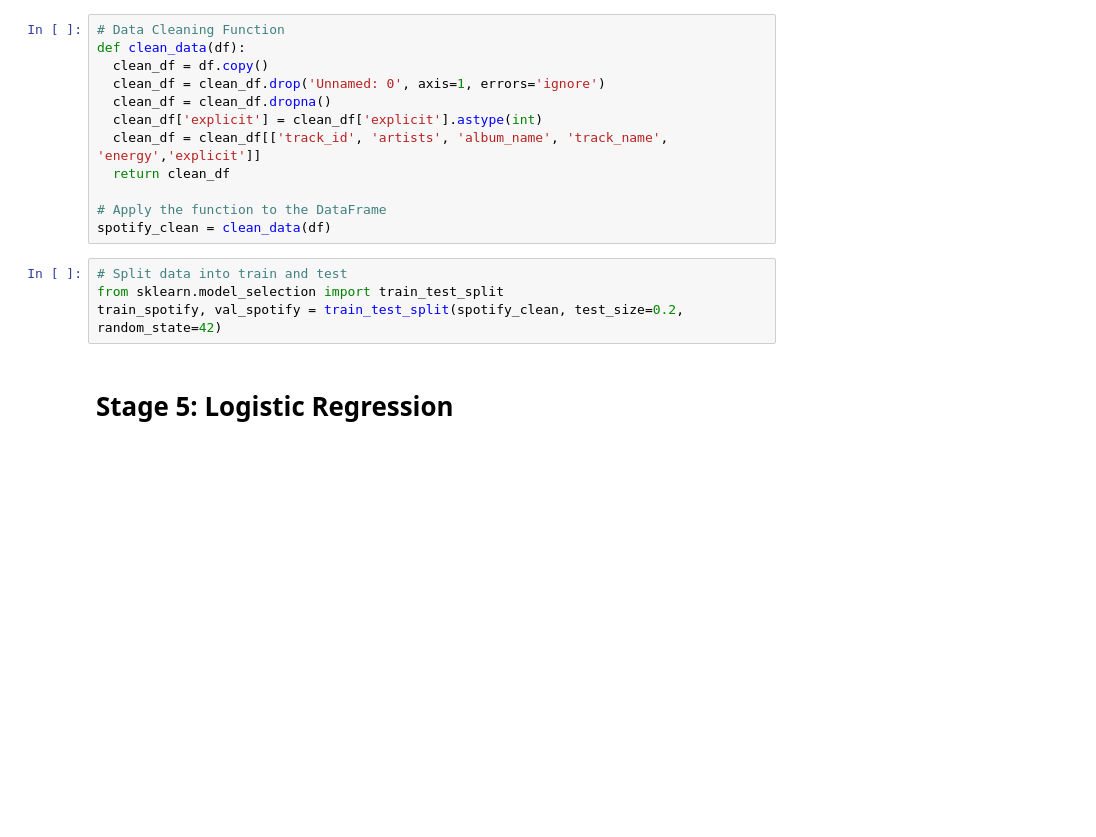
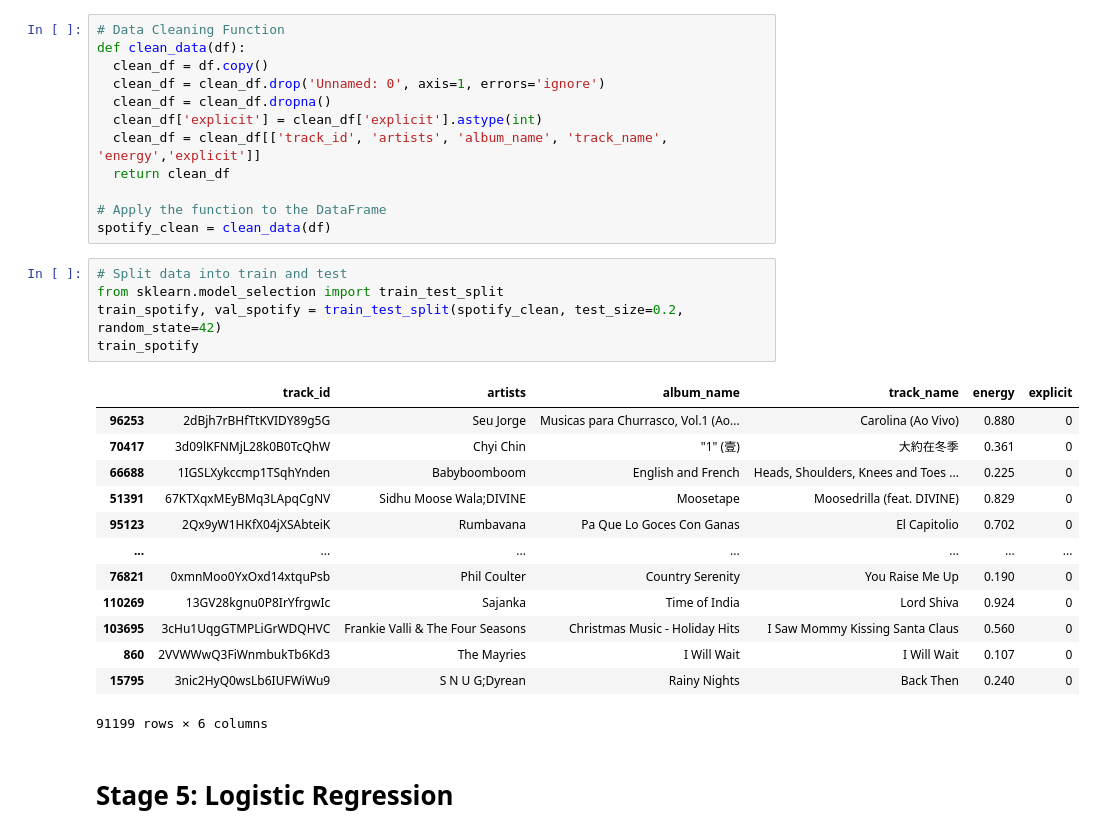
Before and after one commit to rghosh1353/spotify_genre_proj, a Jupyter notebook: Check_in_3_LogisticRegression.ipynb, the cells around one changed output. Cells and saved outputs as stored; diff of their text form; blank space fills up the shorter version.

```diff
--- a/Check_in_3_LogisticRegression.ipynb
+++ b/Check_in_3_LogisticRegression.ipynb
@@ -49,7 +54,22 @@ spotify_clean = clean_data(df)
 # %%
 # Split data into train and test
 from sklearn.model_selection import train_test_split
 train_spotify, val_spotify = train_test_split(spotify_clean, test_size=0.2, random_state=42)
+train_spotify
+# %% [output]
+|  | track_id | artists | album_name | track_name | energy | explicit |
+| 96253 | 2dBjh7rBHfTtKVIDY89g5G | Seu Jorge | Musicas para Churrasco, Vol.1 (Ao... | Carolina (Ao Vivo) | 0.880 | 0 |
+| 70417 | 3d09lKFNMjL28k0B0TcQhW | Chyi Chin | "1" (壹) | 大約在冬季 | 0.361 | 0 |
+| 66688 | 1IGSLXykccmp1TSqhYnden | Babyboomboom | English and French | Heads, Shoulders, Knees and Toes ... | 0.225 | 0 |
+| 51391 | 67KTXqxMEyBMq3LApqCgNV | Sidhu Moose Wala;DIVINE | Moosetape | Moosedrilla (feat. DIVINE) | 0.829 | 0 |
+| 95123 | 2Qx9yW1HKfX04jXSAbteiK | Rumbavana | Pa Que Lo Goces Con Ganas | El Capitolio | 0.702 | 0 |
+| ... | ... | ... | ... | ... | ... | ... |
+| 76821 | 0xmnMoo0YxOxd14xtquPsb | Phil Coulter | Country Serenity | You Raise Me Up | 0.190 | 0 |
+| 110269 | 13GV28kgnu0P8IrYfrgwIc | Sajanka | Time of India | Lord Shiva | 0.924 | 0 |
+| 103695 | 3cHu1UqgGTMPLiGrWDQHVC | Frankie Valli & The Four Seasons | Christmas Music - Holiday Hits | I Saw Mommy Kissing Santa Claus | 0.560 | 0 |
+| 860 | 2VVWWwQ3FiWnmbukTb6Kd3 | The Mayries | I Will Wait | I Will Wait | 0.107 | 0 |
+| 15795 | 3nic2HyQ0wsLb6IUFWiWu9 | S N U G;Dyrean | Rainy Nights | Back Then | 0.240 | 0 |
+91199 rows × 6 columns
 # %% [markdown]
 # Stage 5: Logistic Regression
 # %% [markdown]
```
Also changed, not shown: parts of 8 cells of this notebook.
